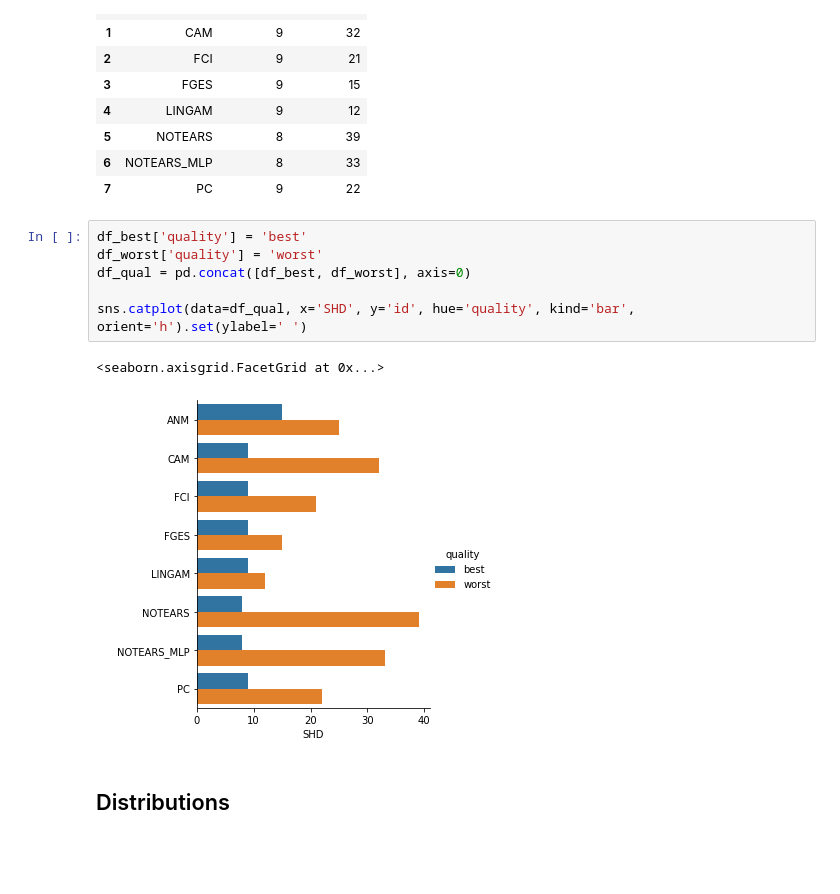
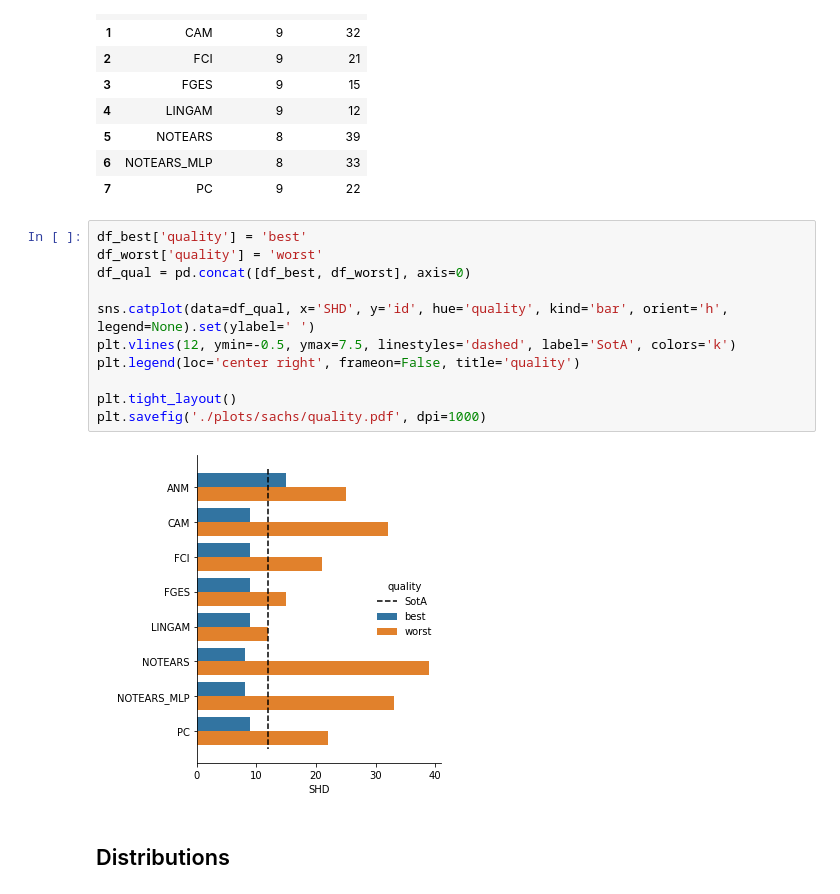
Before and after one commit to misoc-mml/hyperparams-causal-discovery, a Jupyter notebook: hyperparams/sachs.ipynb, the cells around one changed output. Saved outputs shown, nothing was run; the diff lists cells and outputs as text; blank space fills up the shorter version.

Commit message:
Saving plots for sachs and syntren.

```diff
--- a/hyperparams/sachs.ipynb
+++ b/hyperparams/sachs.ipynb
@@ -50,12 +50,16 @@ display(df_merged[['id', 'SHD_best', 'SHD_worst']])
 # %%
 df_best['quality'] = 'best'
 df_worst['quality'] = 'worst'
 df_qual = pd.concat([df_best, df_worst], axis=0)
 
-sns.catplot(data=df_qual, x='SHD', y='id', hue='quality', kind='bar', orient='h').set(ylabel=' ')
+sns.catplot(data=df_qual, x='SHD', y='id', hue='quality', kind='bar', orient='h', legend=None).set(ylabel=' ')
+plt.vlines(12, ymin=-0.5, ymax=7.5, linestyles='dashed', label='SotA', colors='k')
+plt.legend(loc='center right', frameon=False, title='quality')
+
+plt.tight_layout()
+plt.savefig('./plots/sachs/quality.pdf', dpi=1000)
 # %% [output]
-<seaborn.axisgrid.FacetGrid at 0x...>
-[figure, old version]
+[figure, new version]
 # %% [markdown]
 ## Distributions
 # %%
```
Also changed, not shown: parts of 1 cell of this notebook, 6 other files.
